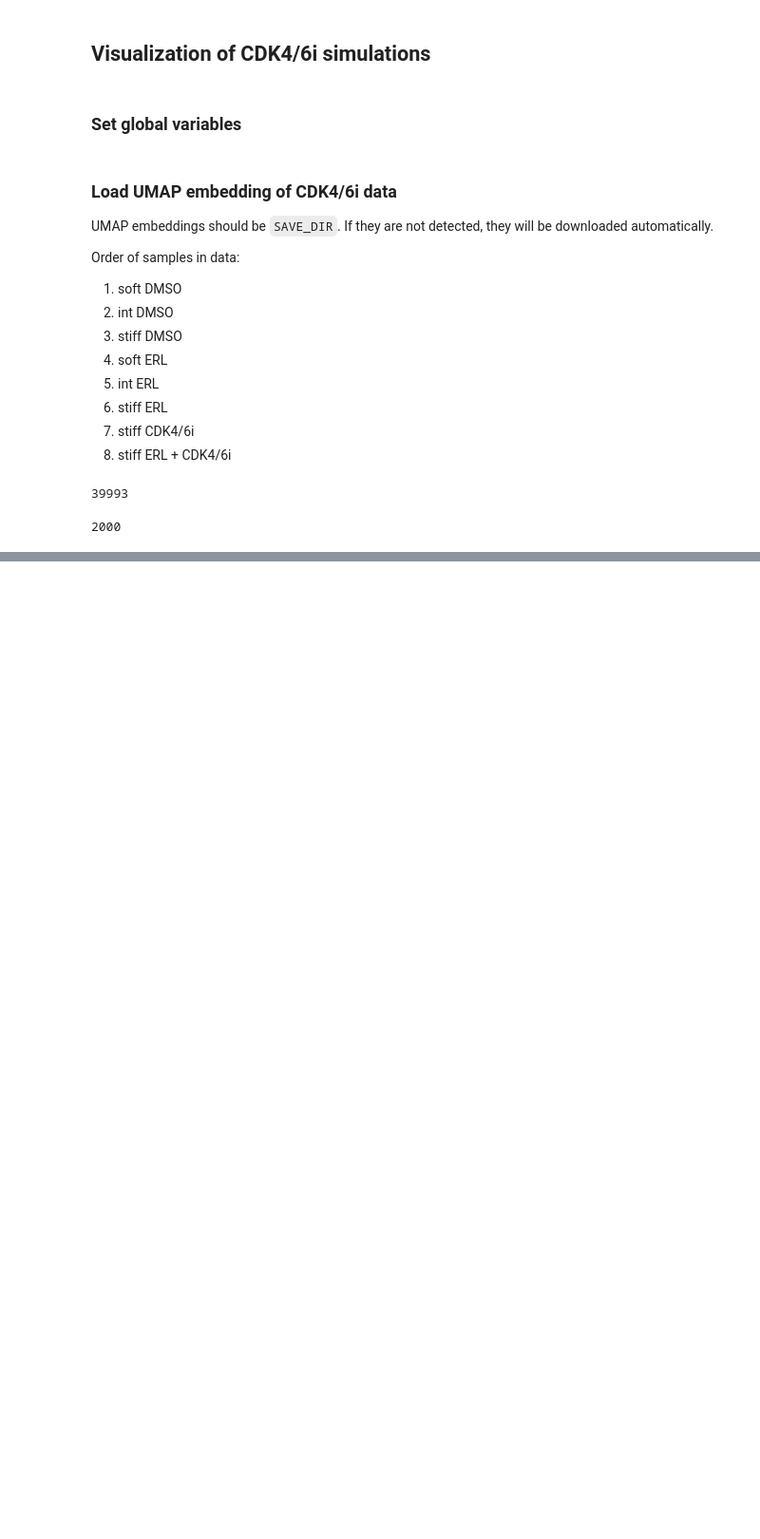
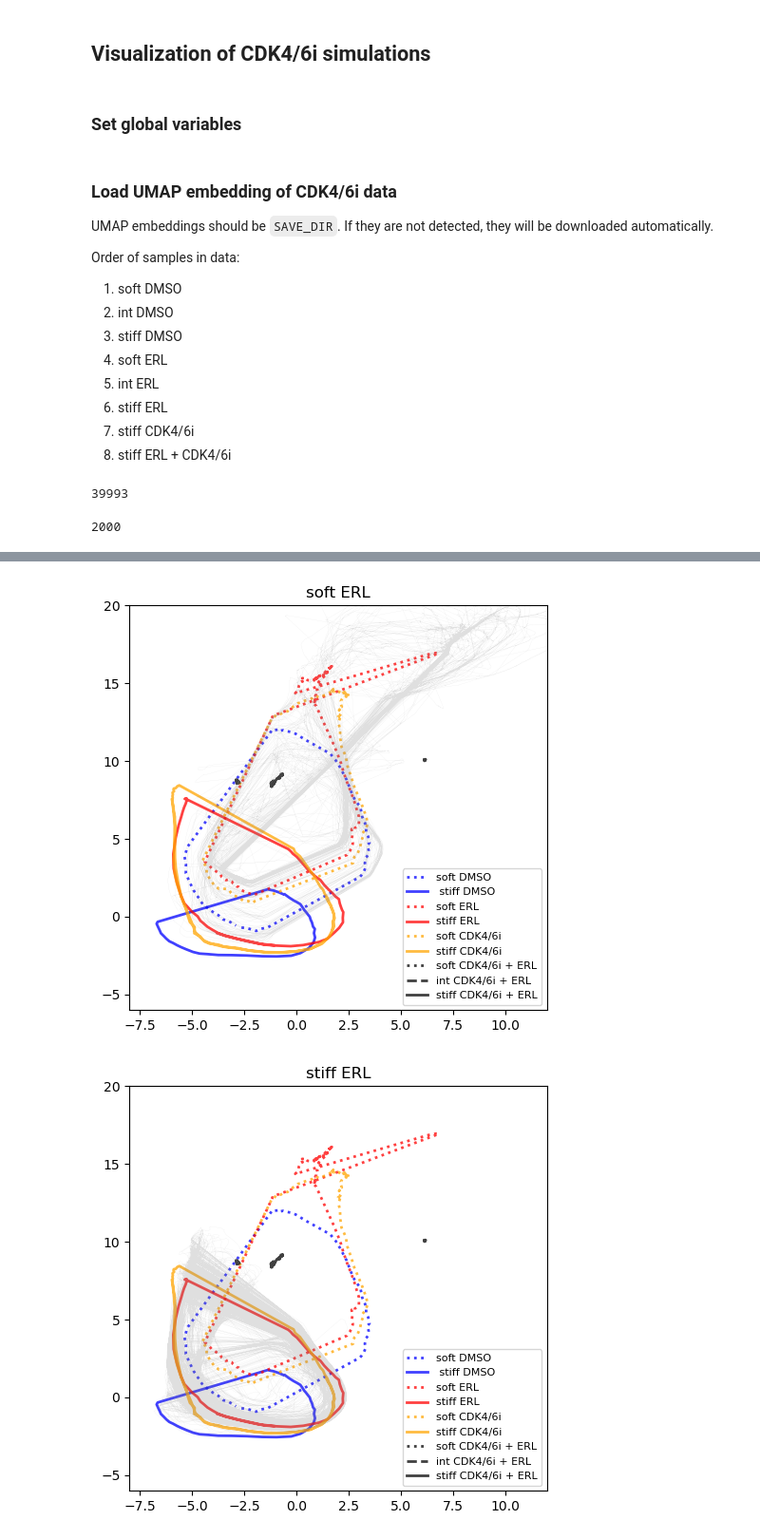
Before and after one commit to QuLab-VU/ECM_cell_cycle_model, a Jupyter notebook: Figures/Fig7/Fig7.ipynb, the cells around one changed output, grey strips where cells are left out. Shown at 95% size. Saved outputs shown, nothing was run; the diff lists cells and outputs as text; code cells hidden in the pictures; blank space fills up the shorter version.

```diff
--- a/Figures/Fig7/Fig7.ipynb
+++ b/Figures/Fig7/Fig7.ipynb
@@ -94,0 +89,18 @@ plt.ylim(0,20)
+# %%
+for pos in [3,5,8,9,10,11,]:
+    plt.figure(figsize=(5,5))
+    for i in [0,2,3,5,6,8,9,10,11,]:
+        plt.plot(embed_dat_ode[i*ode_l:(i*ode_l+plot_ode_len[i]),0],
+                embed_dat_ode[i*ode_l:(i*ode_l+plot_ode_len[i]),1],
+                color=col[i], lw=2, linestyle=ode_lsty[i], alpha=.75)
+
+        plt.xlim(-8,12)
+        plt.ylim(-6,20)
+
+        plt.legend([cond[x] for x in [0,2,3,5,6,8,9,10,11]], loc='lower right', fontsize=8)
+    embed_plot = get_traj(embed_dat, pos, stoch_l)
+    plt.title(cond[pos])
+    plt.plot(embed_plot[:,0], embed_plot[:,1], lw=0.1, color='gray', alpha=0.25)
+# %% [output]
+[figure, added]
+[figure, added]
```
Also changed, not shown: parts of 3 cells of this notebook, 1 other file.
